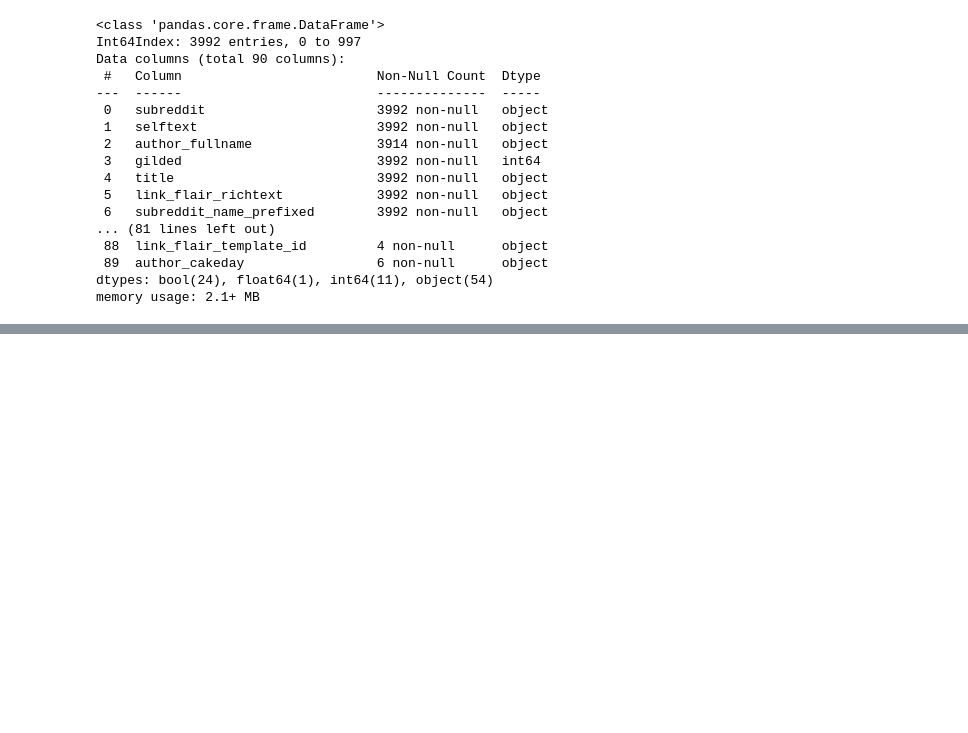
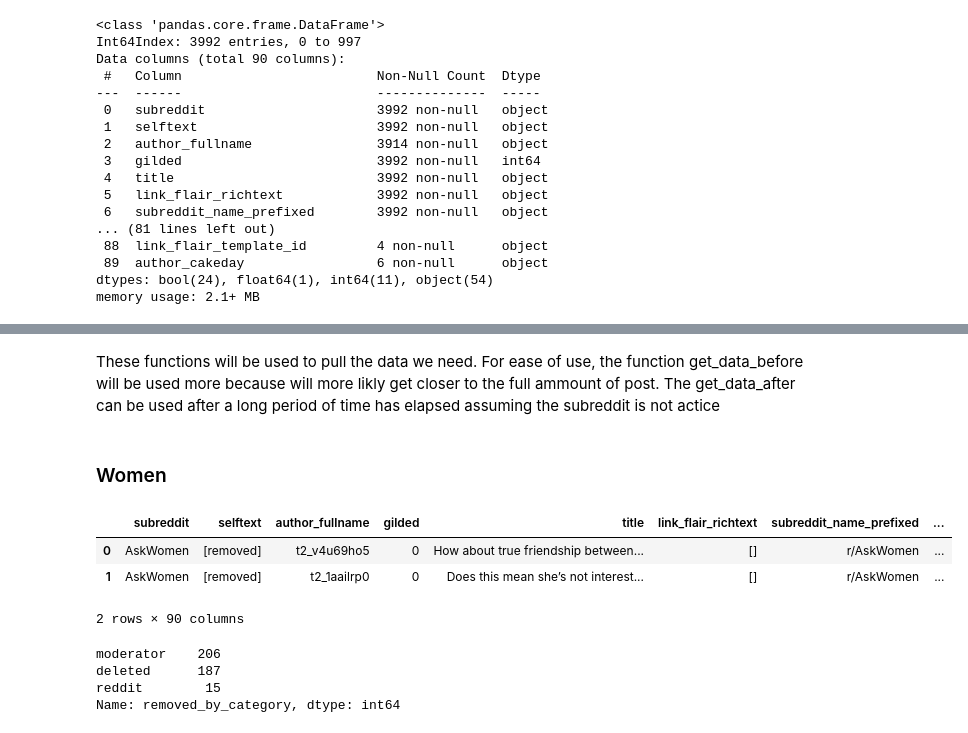
Before and after one commit to DerikVo/Reddit_NLP_project, a Jupyter notebook: Code/01_data_collecting.ipynb, the cells around one changed output, grey strips where cells are left out. Saved outputs shown, nothing was run; the diff lists cells and outputs as text; code cells hidden in the pictures; blank space fills up the shorter version.

```diff
--- a/Code/01_data_collecting.ipynb
+++ b/Code/01_data_collecting.ipynb
@@ -233,0 +254,2 @@ sub_reddit_data.to_csv('../Data/sub_reddit_data.csv', index=False)
+# %% [markdown]
+These functions will be used to pull the data we need. For ease of use, the function get_data_before will be used more because will more likly get closer to the full ammount of post. The get_data_after can be used after a long period of time has elapsed assuming the subreddit is not actice
@@ -233,0 +296,11 @@ sub_reddit_data.to_csv('../Data/sub_reddit_data.csv', index=False)
+# %% [markdown]
+### Women
+# %%
+ini_women = pd.read_csv('../Data/ask_women.csv') #initial ask women data
+# %%
+ini_women.sort_values('created_utc', ascending=False).head(2) #get the utc of thenewest post
+# %% [output]
+|  | subreddit | selftext | author_fullname | gilded | title | link_flair_richtext | subreddit_name_prefixed | ... |
+| 0 | AskWomen | [removed] | t2_v4u69ho5 | 0 | How about true friendship between... | [] | r/AskWomen | ... |
+| 1 | AskWomen | [removed] | t2_1aailrp0 | 0 | Does this mean she’s not interest... | [] | r/AskWomen | ... |
+2 rows × 90 columns
@@ -233,0 +309,7 @@ sub_reddit_data.to_csv('../Data/sub_reddit_data.csv', index=False)
+# %%
+new_askwomen['removed_by_category'].value_counts()
+# %% [output]
+moderator    206
+deleted      187
+reddit        15
+Name: removed_by_category, dtype: int64
```
Also changed, not shown: parts of 33 cells of this notebook, 8 other files.
